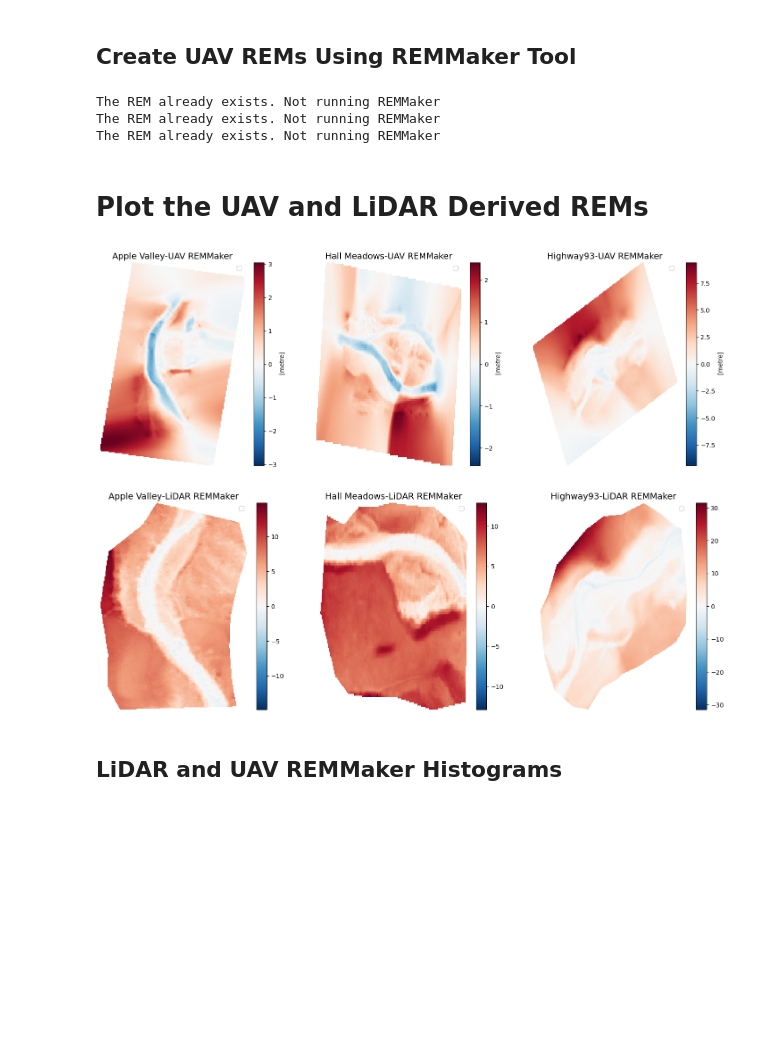
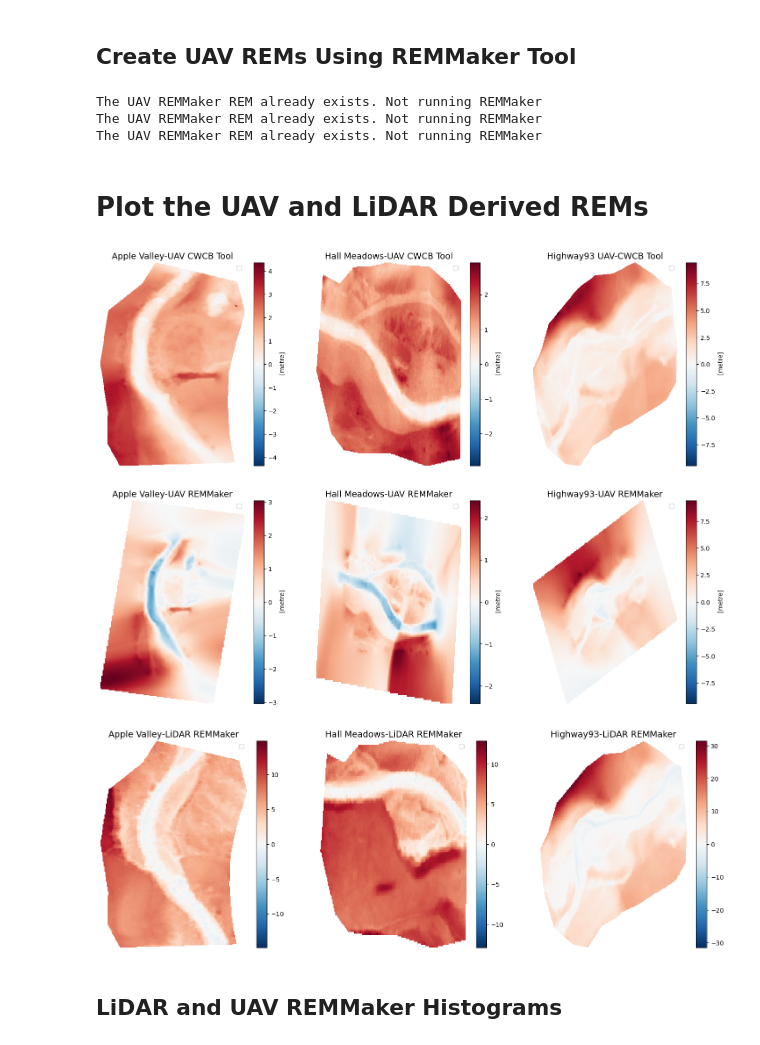
Before and after one commit to lechipman/st-vrain-rem, a Jupyter notebook: lidar_processing.ipynb, the cells around one changed output. Cells and saved outputs as stored; diff of their text form; code cells hidden in the pictures; blank space fills up the shorter version.

Commit message:
updated functions and lidar processing

```diff
--- a/lidar_processing.ipynb
+++ b/lidar_processing.ipynb
@@ -186,6 +92,0 @@ def lidar_clip(site_name, lidar_dtm, clip_gdf):
-# %%
-# Clip the lidar dtm to bounding polygon and add to dictionary
-for site in site_lidar_urls:
-    site['lidar_clipped_dtm'] = lidar_clip(site_name = site['site_name'],
-                                           lidar_dtm = site['lidar_dtm'],
-                                           clip_gdf = site['bounding_polygon'])
@@ -211,2 +129,0 @@ Speeding up plots/reducing file size? - pickling??
-# %%
-site_data_dictionary = get_uav_dtms(site_data_dictionary=site_lidar_urls)
@@ -264,9 +161,11 @@ for i, axe in enumerate(axes.flatten()):
 # %% [markdown]
 # Create LiDAR REMs Using REMMaker Tool
 # %%
-# Create LiDAR REMs for all sites with run_rem_maker function, add to dict
+# Create LiDAR REMs for all sites with run_rem_maker_lidar function, add to dict
+# Note, the run_rem_maker_lidar function set thes directories and paths so that a new
+# directory 'rem_maker_lidar' and file ''{}_lidar_dtm_REM.tif' is created
 for site in site_data_dictionary:
-    run_rem_maker_lidar(site_name=site['site_name'])
+    load_model.run_rem_maker_lidar(site_name=site['site_name'])
     lidar_rem_path = os.path.join(site['site_name'],
                                   'remmaker_lidar',
                                   '{}_lidar_dtm_REM.tif').format(site['site_name'])
@@ -278,48 +177,65 @@ The LiDAR REMMaker REM already exists. Not running REMMaker
 # %% [markdown]
 ## Create UAV REMs Using REMMaker Tool
 # %%
+# Create UAV REMs for all sites with run_rem_maker function, add to dict
+# The function creates new directory and file similar to the run_rem_maker_lidar function
 for site in site_data_dictionary:
-    run_rem_maker(site_name=site['site_name'], k=100)
+    load_model.run_rem_maker(site_name=site['site_name'], k=100)
     uav_rem_path = os.path.join(site['site_name'],
                                   'remmaker',
                                   '{}_dtm_REM.tif').format(site['site_name'])
     site['uav_remmaker'] = rxr.open_rasterio(uav_rem_path, masked=True)
 # %% [output]
-The REM already exists. Not running REMMaker
-The REM already exists. Not running REMMaker
-The REM already exists. Not running REMMaker
+The UAV REMMaker REM already exists. Not running REMMaker
+The UAV REMMaker REM already exists. Not running REMMaker
+The UAV REMMaker REM already exists. Not running REMMaker
 # %% [markdown]
 # Plot the UAV and LiDAR Derived REMs
 # %%
-# Call function to plot UAV REMs
+# Call function to plot UAV and LiDAR REMs
+# 1: UAV REMs (CWCB Tool)
+fig, axes = plt.subplots(1, 3, figsize=(18, 6))
+plot_title = ['Apple Valley-UAV CWCB Tool',
+              'Hall Meadows-UAV CWCB Tool',
+              'Highway93 UAV-CWCB Tool']
+for i,axe in enumerate(axes.flatten()):
+    load_model.plot_model(model=site_data_dictionary[i]['uav_rem'],
+                   title=plot_title[i],
+                   coarsen=True,
+                   xpix=20,
+                   ypix=20,
+                   ax=axe)
+
+# 2: UAV REMs (REMMaker Tool)
+# Note, I didn't rerun REMMaker with the clipped UAV DTM yet, so the REM appears unclipped
 fig, axes = plt.subplots(1, 3, figsize=(18, 6))
 plot_title = ['Apple Valley-UAV REMMaker',
               'Hall Meadows-UAV REMMaker',
               'Highway93-UAV REMMaker']
 for i,axe in enumerate(axes.flatten()):
-    plot_model(model=site_data_dictionary[i]['uav_remmaker'],
+    load_model.plot_model(model=site_data_dictionary[i]['uav_remmaker'],
                    title=plot_title[i],
                    coarsen=True,
                    xpix=100,
                    ypix=100,
                    ax=axe)
+
+# 3: Lidar REMs (REMMaker Tool)
+fig, axes = plt.subplots(1, 3, figsize=(18, 6))
+plot_title = ['Apple Valley-LiDAR REMMaker',
+              'Hall Meadows-LiDAR REMMaker',
+              'Highway93-LiDAR REMMaker']
+for i,axe in enumerate(axes.flatten()):
+    load_model.plot_model(model=site_data_dictionary[i]['lidar_remmaker'],
+                   title=plot_title[i],
+                   coarsen=False,
+                   #xpix=100,
+                   #ypix=100,
+                   ax=axe)
 # %% [output]
-[figure, old version]
+[figure, new version]
+[figure, added]
+[figure, added]
-# %%
-# Call function to plot lidar REMs
-fig, axes = plt.subplots(1, 3, figsize=(18, 6))
-plot_title = ['Apple Valley-LiDAR REMMaker',
-              'Hall Meadows-LiDAR REMMaker',
-              'Highway93-LiDAR REMMaker']
-for i,axe in enumerate(axes.flatten()):
-    plot_model(model=site_data_dictionary[i]['lidar_remmaker'],
-                   title=plot_title[i],
-                   coarsen=False,
-                   #xpix=100,
-                   #ypix=100,
-                   ax=axe)
-# %% [output]
-[figure, removed]
 # %% [markdown]
 ## LiDAR and UAV REMMaker Histograms
 # %%
```
Also changed, not shown: parts of 27 cells of this notebook, 3 other files.
